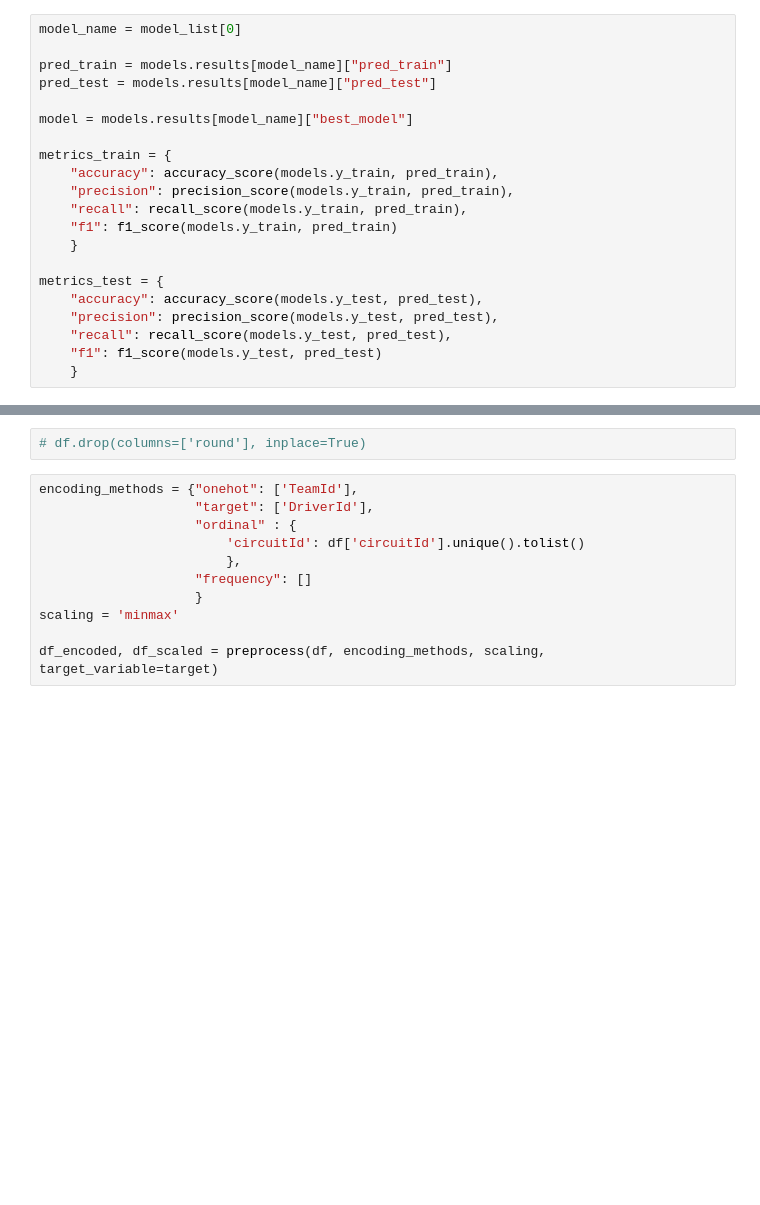
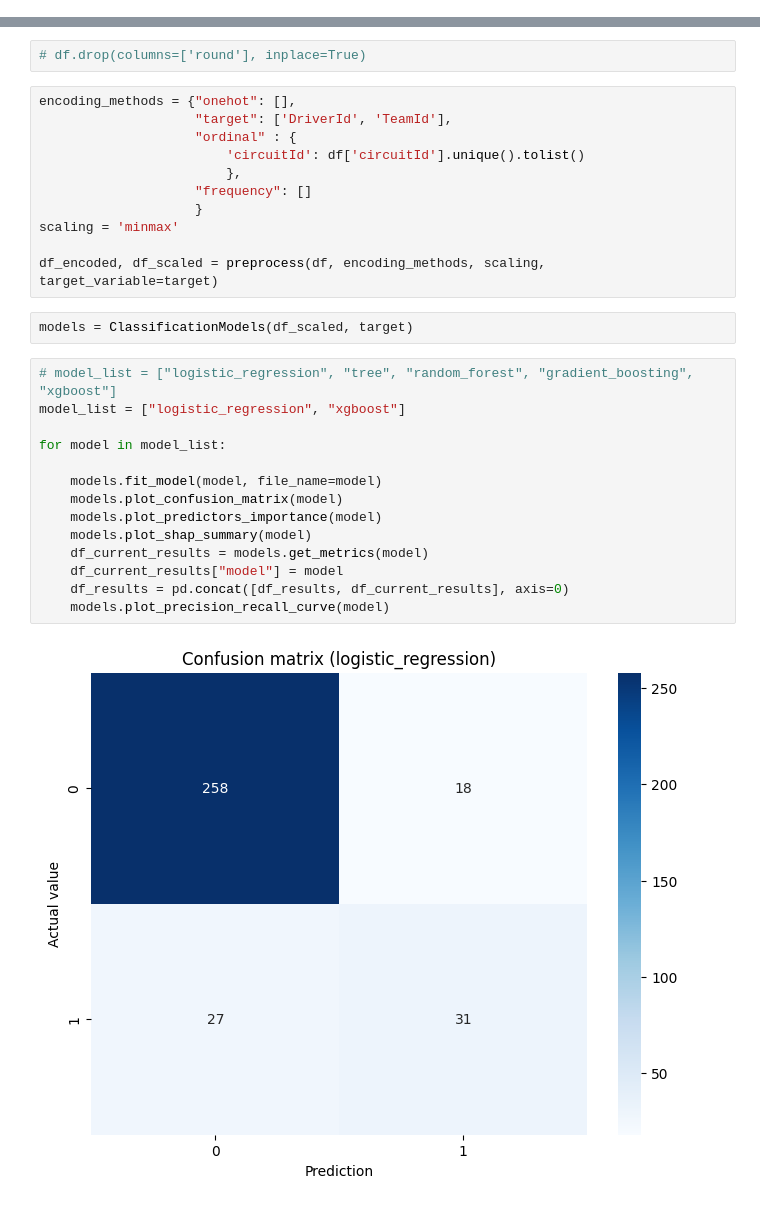
Before and after one commit to SupernovaIa/Formula-1-ML-Project, a Jupyter notebook: notebook/B2-Model-Classification.ipynb, the cells around one changed output, grey strips where cells are left out. Saved outputs shown, nothing was run; the diff lists cells and outputs as text; blank space fills up the shorter version.

```diff
--- a/notebook/B2-Model-Classification.ipynb
+++ b/notebook/B2-Model-Classification.ipynb
@@ -161,21 +166,0 @@ Next steps: Utilizar datos de los entrenamientos libres para enriquecer el model
-# %%
-model_name = model_list[0]
-
-pred_train = models.results[model_name]["pred_train"]
-pred_test = models.results[model_name]["pred_test"]
-
-model = models.results[model_name]["best_model"]
-
-metrics_train = {
-    "accuracy": accuracy_score(models.y_train, pred_train),
-    "precision": precision_score(models.y_train, pred_train),
-    "recall": recall_score(models.y_train, pred_train),
-    "f1": f1_score(models.y_train, pred_train)
-    }
-
-metrics_test = {
-    "accuracy": accuracy_score(models.y_test, pred_test),
-    "precision": precision_score(models.y_test, pred_test),
-    "recall": recall_score(models.y_test, pred_test),
-    "f1": f1_score(models.y_test, pred_test)
-    }
@@ -218,8 +186,8 @@ df.shape
 # %%
 # df.drop(columns=['round'], inplace=True)
 # %%
-encoding_methods = {"onehot": ['TeamId'],
-                    "target": ['DriverId'],
+encoding_methods = {"onehot": [],
+                    "target": ['DriverId', 'TeamId'],
                     "ordinal" : {
                         'circuitId': df['circuitId'].unique().tolist()
                         },
@@ -228,3 +196,21 @@ encoding_methods = {"onehot": ['TeamId'],
 scaling = 'minmax'
 
 df_encoded, df_scaled = preprocess(df, encoding_methods, scaling, target_variable=target)
+# %%
+models = ClassificationModels(df_scaled, target)
+# %%
+# model_list = ["logistic_regression", "tree", "random_forest", "gradient_boosting", "xgboost"]
+model_list = ["logistic_regression", "xgboost"]
+
+for model in model_list:
+
+    models.fit_model(model, file_name=model)
+    models.plot_confusion_matrix(model)
+    models.plot_predictors_importance(model)
+    models.plot_shap_summary(model)
+    df_current_results = models.get_metrics(model)
+    df_current_results["model"] = model
+    df_results = pd.concat([df_results, df_current_results], axis=0)
+    models.plot_precision_recall_curve(model)
+# %% [output]
+[figure, added]
```
Also changed, not shown: parts of 22 cells of this notebook, 6 other files.
